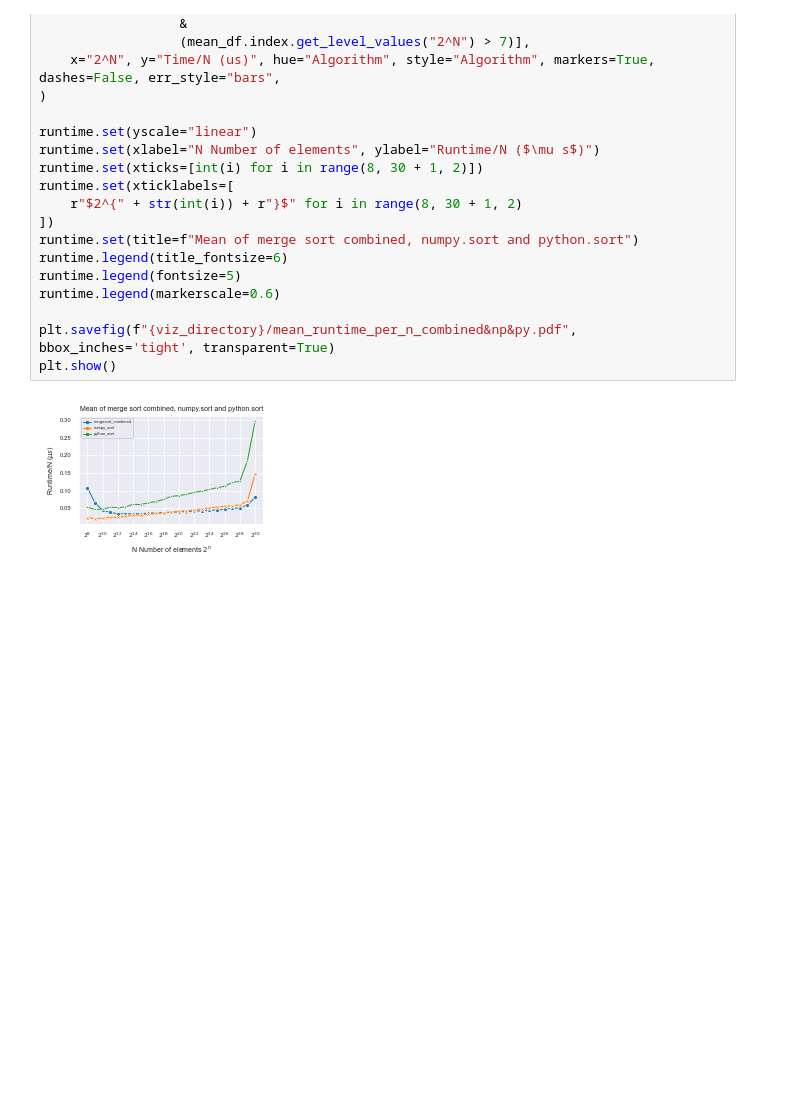
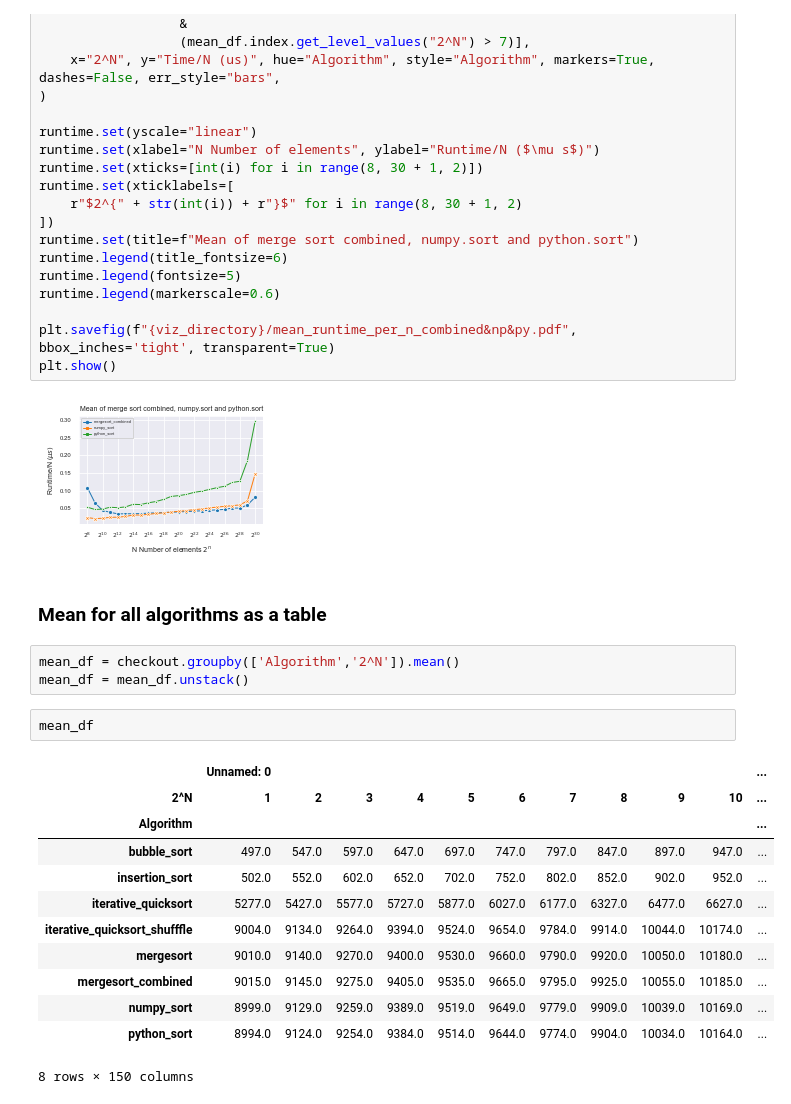
Before and after one commit to jkorsvik/SortingAlgorithms, a Jupyter notebook: notebooks/plot_creation.ipynb, the cells around one changed output. Saved outputs shown, nothing was run; the diff lists cells and outputs as text; blank space fills up the shorter version.

```diff
--- a/notebooks/plot_creation.ipynb
+++ b/notebooks/plot_creation.ipynb
@@ -309,3 +309,23 @@ plt.savefig(f"{viz_directory}/mean_runtime_per_n_combined&np&py.pdf", bbox_inche
 plt.show()
 # %% [output]
 [figure]
+# %% [markdown]
+### Mean for all algorithms as a table
+# %%
+mean_df = checkout.groupby(['Algorithm','2^N']).mean()
+mean_df = mean_df.unstack()
+# %%
+mean_df
+# %% [output]
+|  | Unnamed: 0 |  |  |  |  |  |  |  |  |  | ... |
+| 2^N | 1 | 2 | 3 | 4 | 5 | 6 | 7 | 8 | 9 | 10 | ... |
+| Algorithm |  |  |  |  |  |  |  |  |  |  | ... |
+| bubble_sort | 497.0 | 547.0 | 597.0 | 647.0 | 697.0 | 747.0 | 797.0 | 847.0 | 897.0 | 947.0 | ... |
+| insertion_sort | 502.0 | 552.0 | 602.0 | 652.0 | 702.0 | 752.0 | 802.0 | 852.0 | 902.0 | 952.0 | ... |
+| iterative_quicksort | 5277.0 | 5427.0 | 5577.0 | 5727.0 | 5877.0 | 6027.0 | 6177.0 | 6327.0 | 6477.0 | 6627.0 | ... |
+| iterative_quicksort_shufffle | 9004.0 | 9134.0 | 9264.0 | 9394.0 | 9524.0 | 9654.0 | 9784.0 | 9914.0 | 10044.0 | 10174.0 | ... |
+| mergesort | 9010.0 | 9140.0 | 9270.0 | 9400.0 | 9530.0 | 9660.0 | 9790.0 | 9920.0 | 10050.0 | 10180.0 | ... |
+| mergesort_combined | 9015.0 | 9145.0 | 9275.0 | 9405.0 | 9535.0 | 9665.0 | 9795.0 | 9925.0 | 10055.0 | 10185.0 | ... |
+| numpy_sort | 8999.0 | 9129.0 | 9259.0 | 9389.0 | 9519.0 | 9649.0 | 9779.0 | 9909.0 | 10039.0 | 10169.0 | ... |
+| python_sort | 8994.0 | 9124.0 | 9254.0 | 9384.0 | 9514.0 | 9644.0 | 9774.0 | 9904.0 | 10034.0 | 10164.0 | ... |
+8 rows × 150 columns
```
Also changed, not shown: parts of 3 cells of this notebook, 1 other file.
